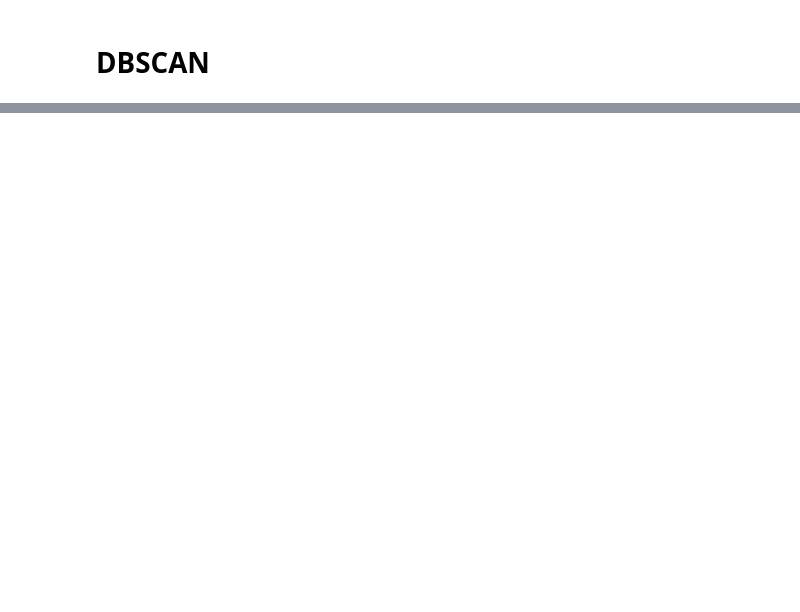
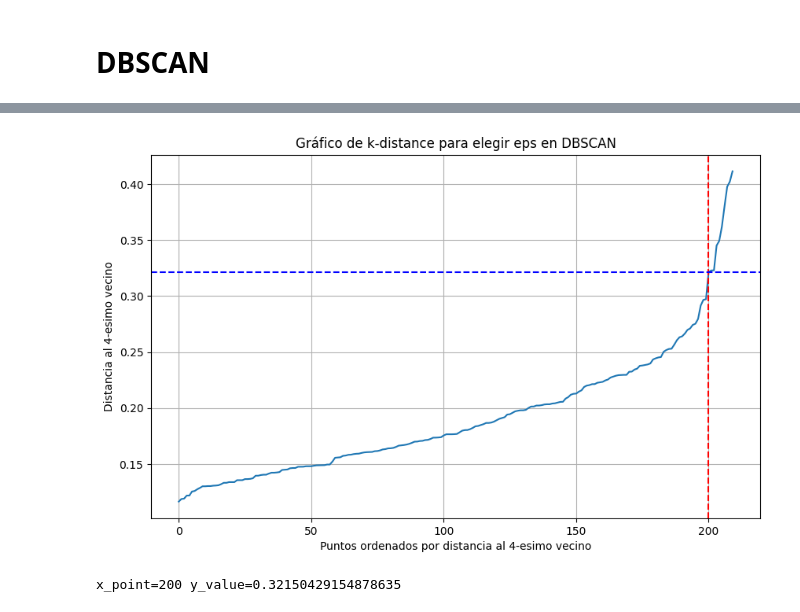
Before and after one commit to 100495699/Clustering_, a Jupyter notebook: Clustering.ipynb, the cells around one changed output, grey strips where cells are left out. Saved outputs shown, nothing was run; the diff lists cells and outputs as text; code cells hidden in the pictures; blank space fills up the shorter version.

```diff
--- a/Clustering.ipynb
+++ b/Clustering.ipynb
@@ -302,0 +407,23 @@ plt.tight_layout();
+# %%
+x_point = 200
+y_value = sorted_distances[x_point]  # Obtener el valor de la distancia para ese punto
+
+# Plot the k-distance graph
+plt.figure(figsize=(10, 6))
+plt.plot(sorted_distances)
+plt.xlabel('Puntos ordenados por distancia al {}-esimo vecino'.format(min_samples-1))
+plt.ylabel('Distancia al {}-esimo vecino'.format(min_samples-1))
+plt.title('Gráfico de k-distance para elegir eps en DBSCAN')
+
+plt.axvline(x=x_point, color='r', linestyle='--')
+
+# Dibujar la línea horizontal correspondiente en el eje Y
+plt.axhline(y=y_value, color='b', linestyle='--')
+
+plt.grid(True)
+plt.show()
+
+print(f'{x_point=} y_value={y_value}')
+# %% [output]
+[figure, added]
+x_point=200 y_value=0.32150429154878635
```
Also changed, not shown: parts of 11 cells of this notebook.
